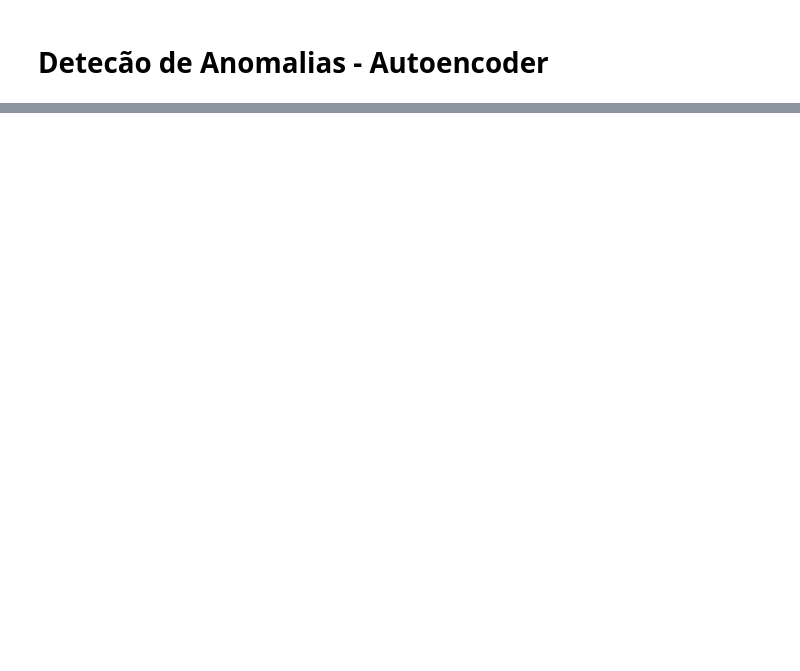
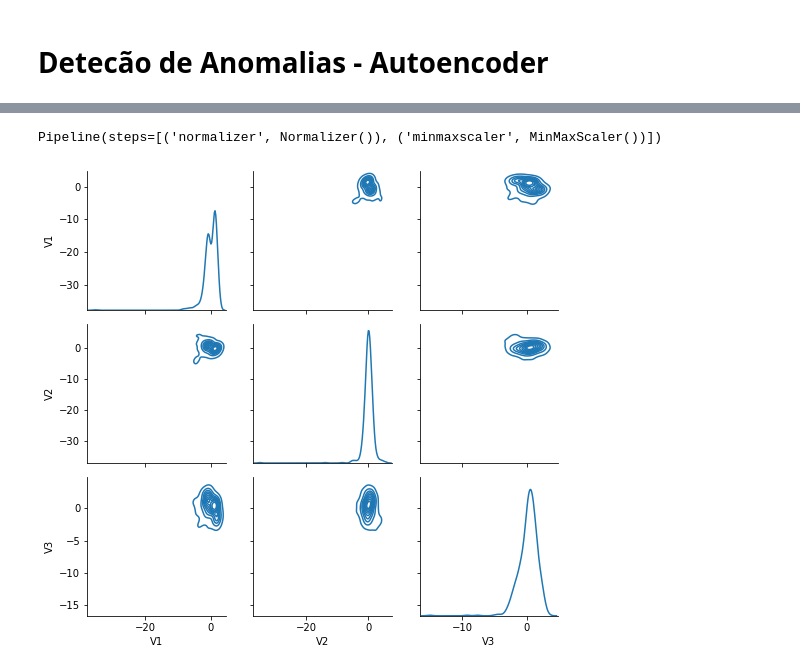
Before and after one commit to aulas-e-palestras/tcu-autoencoder, a Jupyter notebook: autoencoder.ipynb, the cells around one changed output, grey strips where cells are left out. Saved outputs shown, nothing was run; the diff lists cells and outputs as text; code cells hidden in the pictures; blank space fills up the shorter version.

```diff
--- a/autoencoder.ipynb
+++ b/autoencoder.ipynb
@@ -103,0 +124,7 @@ coreClock: 1.228GHz coreCount: 22 deviceMemorySize: 5.93GiB deviceMemoryBandwidt
+# %%
+## dados sem fraude para treino
+
+x_train = clean.iloc[:TRAINING_SIZE].sample(frac=1)
+x_test  = clean.iloc[TRAINING_SIZE:].append(fraud).sample(frac=1)
+
+x_test.Class.value_counts()
@@ -103,0 +135,12 @@ coreClock: 1.228GHz coreCount: 22 deviceMemorySize: 5.93GiB deviceMemoryBandwidt
+# %%
+## criando dataset de treino e validação
+x_train, x_val = train_test_split(x_train,
+                                  test_size=VAL_SIZE,
+                                  random_state=RANDOM_SEED)
+
+## separando x e y de treino e validação
+x_train, y_train = x_train.drop('Class',axis=1), x_train.Class
+x_val  , y_val   = x_val.drop('Class',axis=1), x_val.Class
+
+## separando x e y de teste
+x_test, y_test = x_test.drop('Class',axis=1).values, x_test.Class.values
@@ -103,0 +189,7 @@ coreClock: 1.228GHz coreCount: 22 deviceMemorySize: 5.93GiB deviceMemoryBandwidt
+# %%
+## normalizando
+
+pipe = make_pipeline(Normalizer(),MinMaxScaler())
+pipe.fit(x_train)
+# %% [output]
+Pipeline(steps=[('normalizer', Normalizer()), ('minmaxscaler', MinMaxScaler())])
@@ -103,0 +199,7 @@ coreClock: 1.228GHz coreCount: 22 deviceMemorySize: 5.93GiB deviceMemoryBandwidt
+# %%
+g = sns.PairGrid(x_train.iloc[:,:3].sample(600, random_state=RANDOM_SEED))
+plt.subplots_adjust(top=0.9)
+g.map_diag(sns.kdeplot)
+g.map_offdiag(sns.kdeplot);
+# %% [output]
+[figure, added]
```
Also changed, not shown: parts of 59 cells of this notebook, 5 other files.
